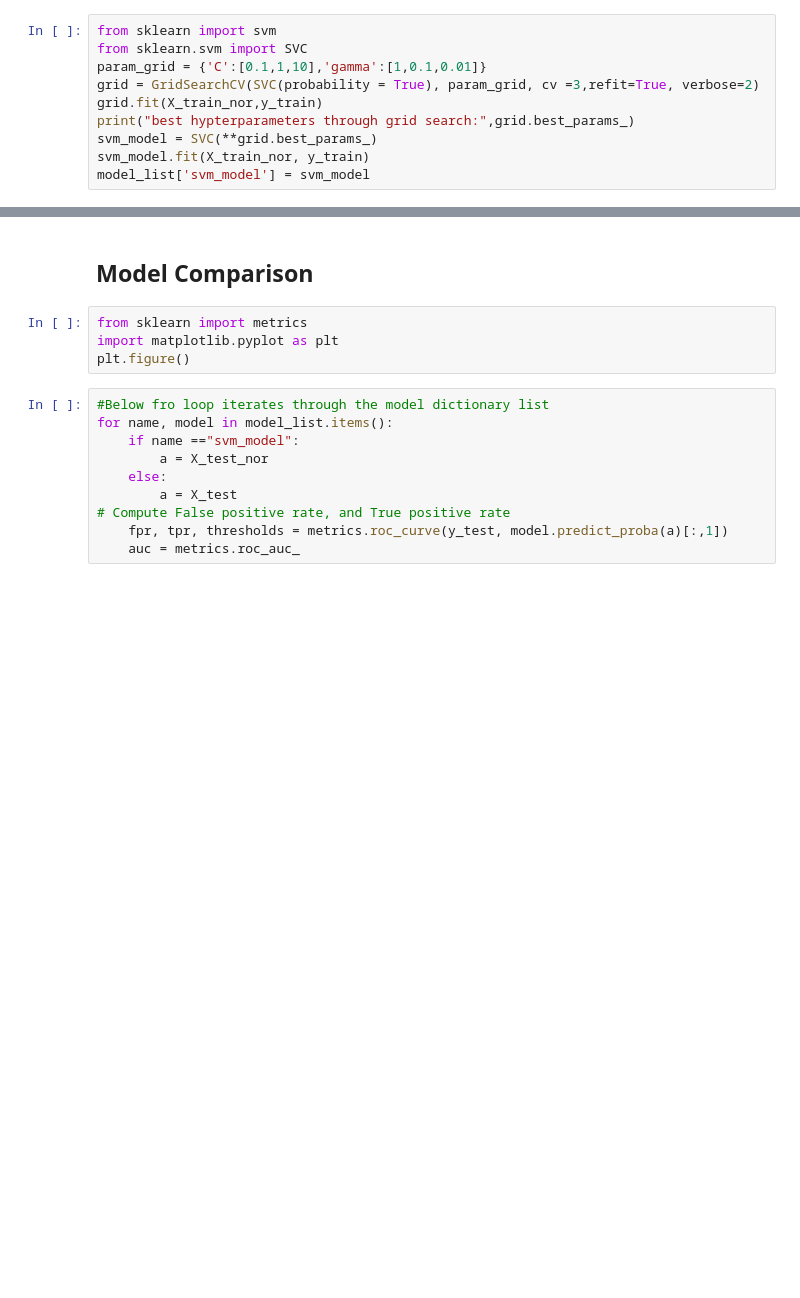
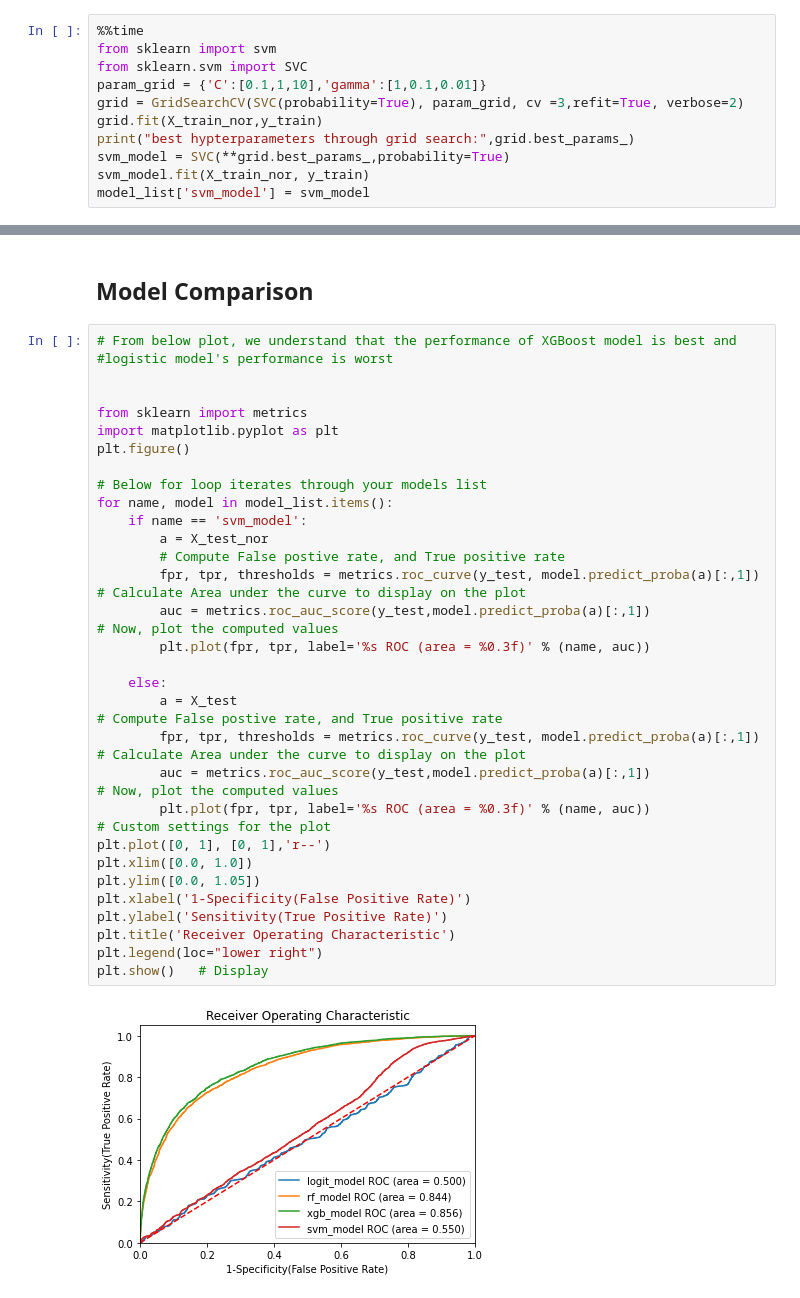
Before and after one commit to rhodapang/ultimate_challenge, a Jupyter notebook: Untitled.ipynb, the cells around one changed output, grey strips where cells are left out. Saved outputs shown, nothing was run; the diff lists cells and outputs as text; blank space fills up the shorter version.

Commit message:
modeling comparison

```diff
--- a/Untitled.ipynb
+++ b/Untitled.ipynb
@@ -384,13 +385,14 @@ X_train_nor.shape, y_train.shape
 # %% [output]
 ((29011, 14), (29011, 1))
 # %%
+%%time
 from sklearn import svm
 from sklearn.svm import SVC
 param_grid = {'C':[0.1,1,10],'gamma':[1,0.1,0.01]}
-grid = GridSearchCV(SVC(probability = True), param_grid, cv =3,refit=True, verbose=2)
+grid = GridSearchCV(SVC(probability=True), param_grid, cv =3,refit=True, verbose=2)
 grid.fit(X_train_nor,y_train)
 print("best hypterparameters through grid search:",grid.best_params_)
-svm_model = SVC(**grid.best_params_)
+svm_model = SVC(**grid.best_params_,probability=True)
 svm_model.fit(X_train_nor, y_train)
 model_list['svm_model'] = svm_model
 # %% [output]
@@ -419,16 +425,41 @@ Fitting 3 folds for each of 9 candidates, totalling 27 fits
 # %% [markdown]
 ## Model Comparison
-# %%
-from sklearn import metrics
-import matplotlib.pyplot as plt
-plt.figure()
-# %%
-#Below fro loop iterates through the model dictionary list
-for name, model in model_list.items():
-    if name =="svm_model":
-        a = X_test_nor
-    else:
-        a = X_test
-# Compute False positive rate, and True positive rate
-    fpr, tpr, thresholds = metrics.roc_curve(y_test, model.predict_proba(a)[:,1])
-    auc = metrics.roc_auc_
+# %%
+# From below plot, we understand that the performance of XGBoost model is best and
+#logistic model's performance is worst
+
+
+from sklearn import metrics
+import matplotlib.pyplot as plt
+plt.figure()
+
+# Below for loop iterates through your models list
+for name, model in model_list.items():
+    if name == 'svm_model':
+        a = X_test_nor
+        # Compute False postive rate, and True positive rate
+        fpr, tpr, thresholds = metrics.roc_curve(y_test, model.predict_proba(a)[:,1])
+# Calculate Area under the curve to display on the plot
+        auc = metrics.roc_auc_score(y_test,model.predict_proba(a)[:,1])
+# Now, plot the computed values
+        plt.plot(fpr, tpr, label='%s ROC (area = %0.3f)' % (name, auc))
+
+    else:
+        a = X_test
+# Compute False postive rate, and True positive rate
+        fpr, tpr, thresholds = metrics.roc_curve(y_test, model.predict_proba(a)[:,1])
+# Calculate Area under the curve to display on the plot
+        auc = metrics.roc_auc_score(y_test,model.predict_proba(a)[:,1])
+# Now, plot the computed values
+        plt.plot(fpr, tpr, label='%s ROC (area = %0.3f)' % (name, auc))
+# Custom settings for the plot
+plt.plot([0, 1], [0, 1],'r--')
+plt.xlim([0.0, 1.0])
+plt.ylim([0.0, 1.05])
+plt.xlabel('1-Specificity(False Positive Rate)')
+plt.ylabel('Sensitivity(True Positive Rate)')
+plt.title('Receiver Operating Characteristic')
+plt.legend(loc="lower right")
+plt.show()   # Display
+# %% [output]
+[figure, added]
```
Also changed, not shown: parts of 10 cells of this notebook.
